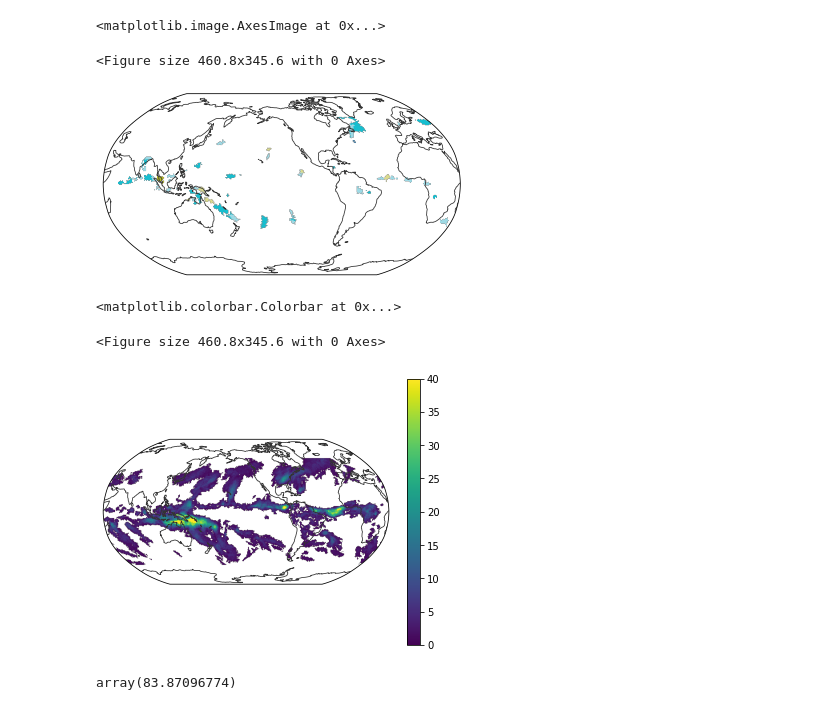
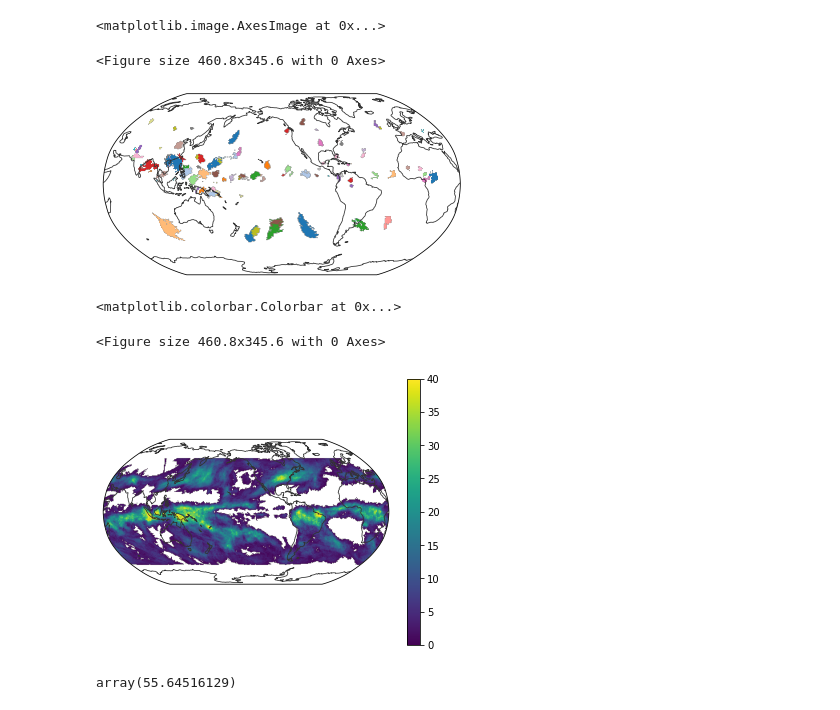
Before and after one commit to WACCEM/gsrm_cooccurrencefeature, a Jupyter notebook: notebooks/test_read_mcs_swath_masks.ipynb, the cells around one changed output. Cells and saved outputs as stored; diff of their text form; code cells hidden in the pictures.

```diff
--- a/notebooks/test_read_mcs_swath_masks.ipynb
+++ b/notebooks/test_read_mcs_swath_masks.ipynb
@@ -14,16 +14,16 @@ mpl.rcParams['figure.dpi'] = 72
 # source = "um_glm_n2560_RAL3p3"
 # source = "icon_d3hp003"
 # source = "ifs_tco3999_rcbmf"
-source = "casesm2_10km_nocumulus"
-# source = "IMERGv7"
+# source = "casesm2_10km_nocumulus"
+source = "IMERGv7"
 
-# # MCS masks
-# root_dir = "/pscratch/sd/w/wcmca1/hackathon/mcs_masks/"
-# in_zarr = f"{root_dir}{source}_mcs_masks_hp8.zarr"
+# MCS masks
+root_dir = "/pscratch/sd/w/wcmca1/hackathon/mcs_masks/"
+in_zarr = f"{root_dir}{source}_mcs_masks_hp8.zarr"
+in_zarr
+
+# # Combined all feature masks
+# root_dir = "/pscratch/sd/w/wcmca1/hackathon/all_masks/"
+# in_zarr = f"{root_dir}{source}_allmasks_hp8_v1.zarr"
 # in_zarr
-
-# Combined all feature masks
-root_dir = "/pscratch/sd/w/wcmca1/hackathon/all_masks/"
-in_zarr = f"{root_dir}{source}_allmasks_hp8_v1.zarr"
-in_zarr
 # %% [output]
@@ -85,11 +97,12 @@ Attributes:
 # %%
-itime = 1021
+# itime = 1021
+itime = 1
 mcs_mask = ds.mcs_mask.isel(time=itime)
 egh.healpix_show(mcs_mask.where(mcs_mask > 0), cmap='tab20')
 # %% [output]
 <matplotlib.image.AxesImage at 0x...>
 <Figure size 460.8x345.6 with 0 Axes>
-[figure, old version]
+[figure, new version]
 # %%
 sdate = '2020-03-01T00'
 edate = '2020-03-31T23'
@@ -105,8 +118,8 @@ plt.colorbar(img)
 # %% [output]
 <matplotlib.colorbar.Colorbar at 0x...>
 <Figure size 460.8x345.6 with 0 Axes>
-[figure, old version]
+[figure, new version]
 # %%
 mcs_freq.max().values
 # %% [output]
-array(83.87096774)
+array(55.64516129)
```
Also changed, not shown: parts of 4 cells of this notebook, 3 other files.
